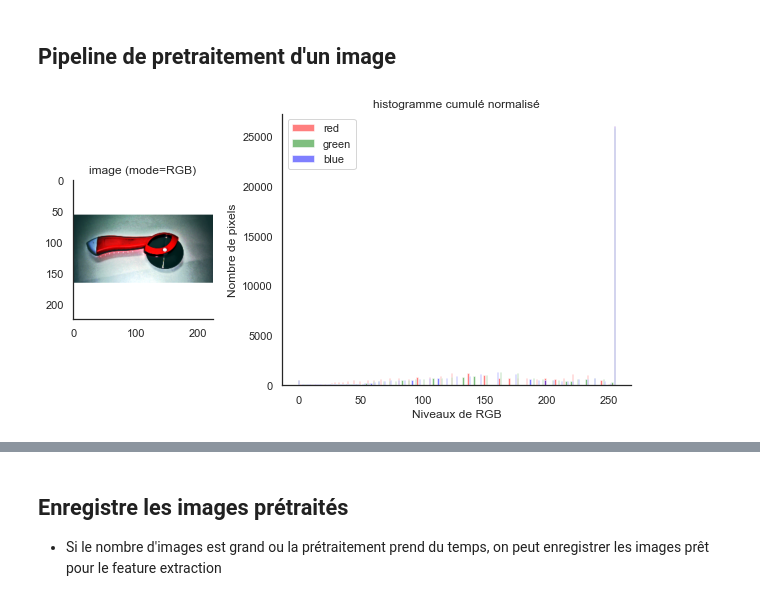
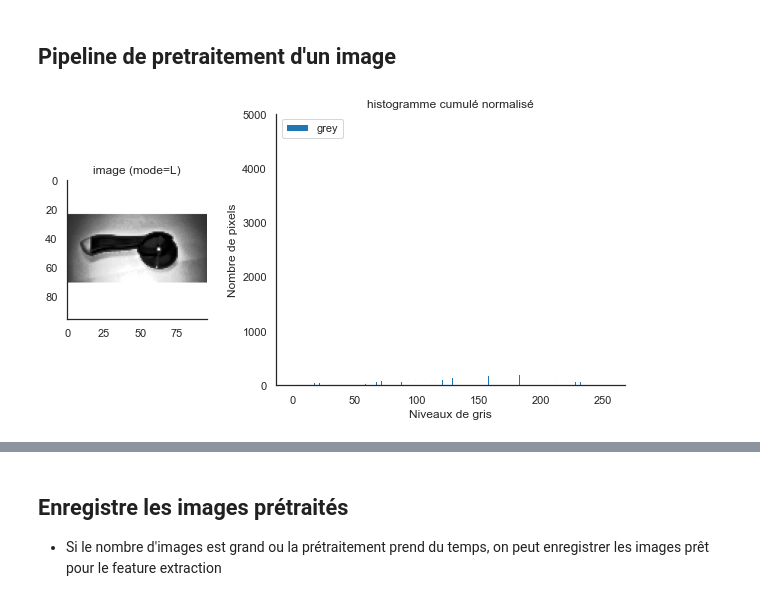
Before and after one commit to mrcreasey/oc-ds-p6-nlp-computer-vision, a Jupyter notebook: P6_02_image_classification.ipynb, the cells around one changed output, grey strips where cells are left out. Saved outputs shown, nothing was run; the diff lists cells and outputs as text; code cells hidden in the pictures.

Commit message:
preview image preprocessing

```diff
--- a/P6_02_image_classification.ipynb
+++ b/P6_02_image_classification.ipynb
@@ -481,7 +494,8 @@ def plot_image_histogram(img, cumul_=False):
         plt.legend(loc='upper left')
     else:
         # n, bins, patches =
-        plt.hist(img_.flatten(), bins=range(256), cumulative=cumul_, label='grey')
+        plt.hist(img_.flatten(), bins=range(256),
+                 cumulative=cumul_, label='grey')
         plt.legend(loc='upper left')
 
     xlabel = 'RGB' if img.mode == 'RGB' else 'gris'
@@ -677,28 +691,38 @@ Largeur : 224 px, hauteur : 109 px
 # %% [markdown]
 ## Pipeline de pretraitement d'un image
 # %%
-def preprocess_img(img, size=224, gray=False, resize=True, squarify=True,
-    equalize=True,contrast=True,filter_gauss=False, filter_median=False):
+preprocess_params={
+    'resize':{'sq_size':96},
+     'gray':True,
+     'squarify':True,
+     'equalize':True,
+     'contrast':True,
+     'filter_gauss':False,
+     'filter_median':False
+}
+
+
+def preprocess_img(img, params=preprocess_params):
     if type(img) == np.ndarray:
         img = Image.fromarray(img)
-    if gray:
+    if params.get('gray'):
         img=img_to_gray(img)
-    if resize:
-        img = img_resize(img, sq_size=size)
-    if squarify:
+    if params.get('resize'):
+        img = img_resize(img, sq_size=params.get('resize').get('sq_size'))
+    if params.get('squarify'):
         img = img_squarify(img)
-    if filter_gauss:
+    if params.get('filter_gauss'):
         img = img_gaussian_blur(img)
-    if filter_median:
+    if params.get('filter_median'):
         img = img_median_blur(img)
-    if equalize:
+    if params.get('equalize'):
         img = img_equalize(img)
-    if contrast:
+    if params.get('contrast'):
         img=img_contrast(img)
 
     return img
 
 proc_img = preprocess_img(IMG)
 plot_image_histogram(proc_img)
 # %% [output]
-[figure, old version]
+[figure, new version]
```
Also changed, not shown: parts of 9 cells of this notebook.
